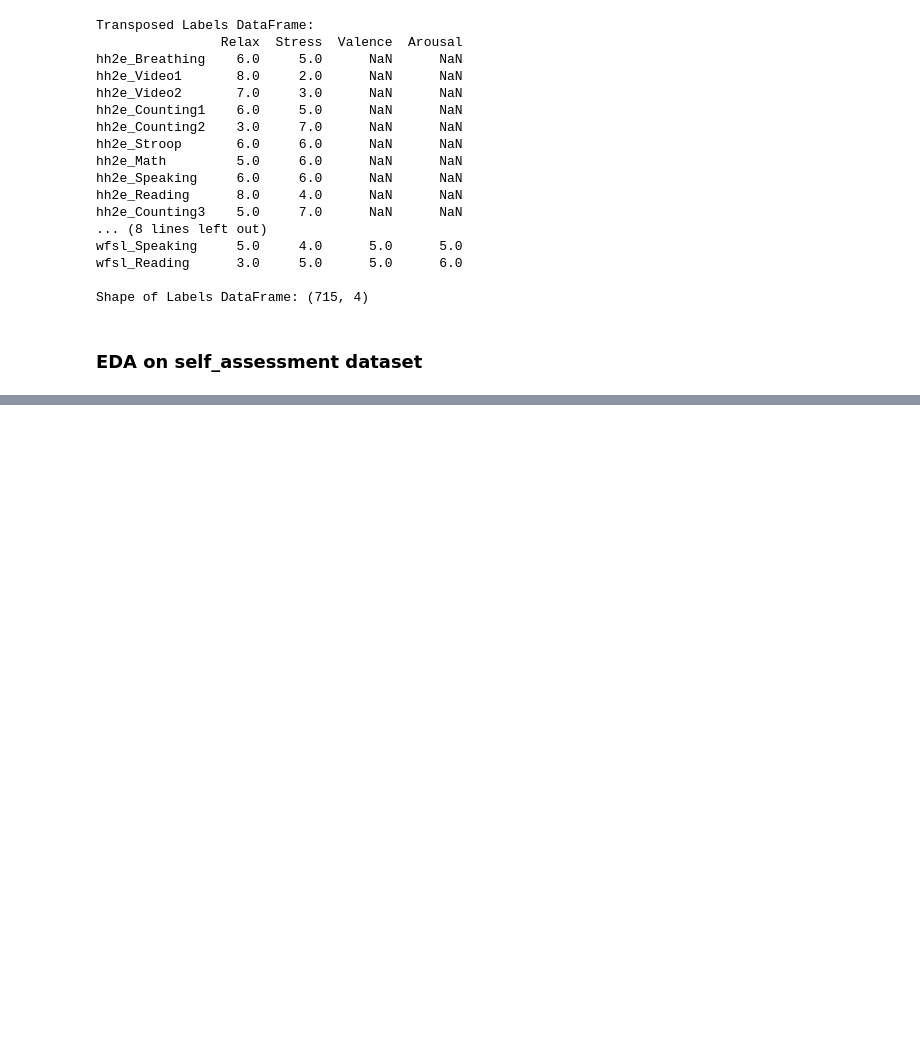
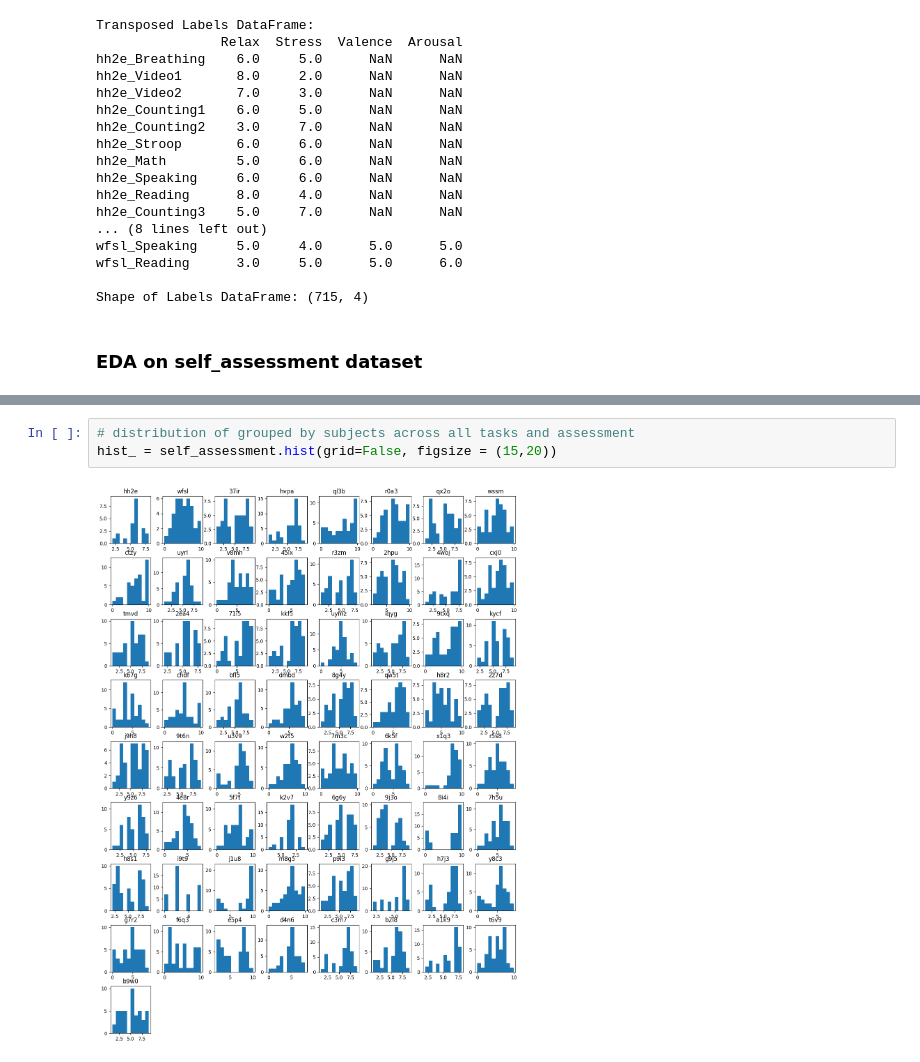
Before and after one commit to raz0208/Stress-Detection-by-Multimodal-Dataset, a Jupyter notebook: eda.ipynb, the cells around one changed output, grey strips where cells are left out. Cells and saved outputs as stored; diff of their text form; blank space fills up the shorter version.

Commit message:
StressID: EDA on self_assessent.csv - Code Update {1}

```diff
--- a/eda.ipynb
+++ b/eda.ipynb
@@ -176,3 +176,8 @@ plt.tight_layout()
 plt.show()
 # %% [output]
 [figure]
+# %%
+# distribution of grouped by subjects across all tasks and assessment
+hist_ = self_assessment.hist(grid=False, figsize = (15,20))
+# %% [output]
+[figure, added]
```
Also changed, not shown: parts of 10 cells of this notebook, 2 other files.
